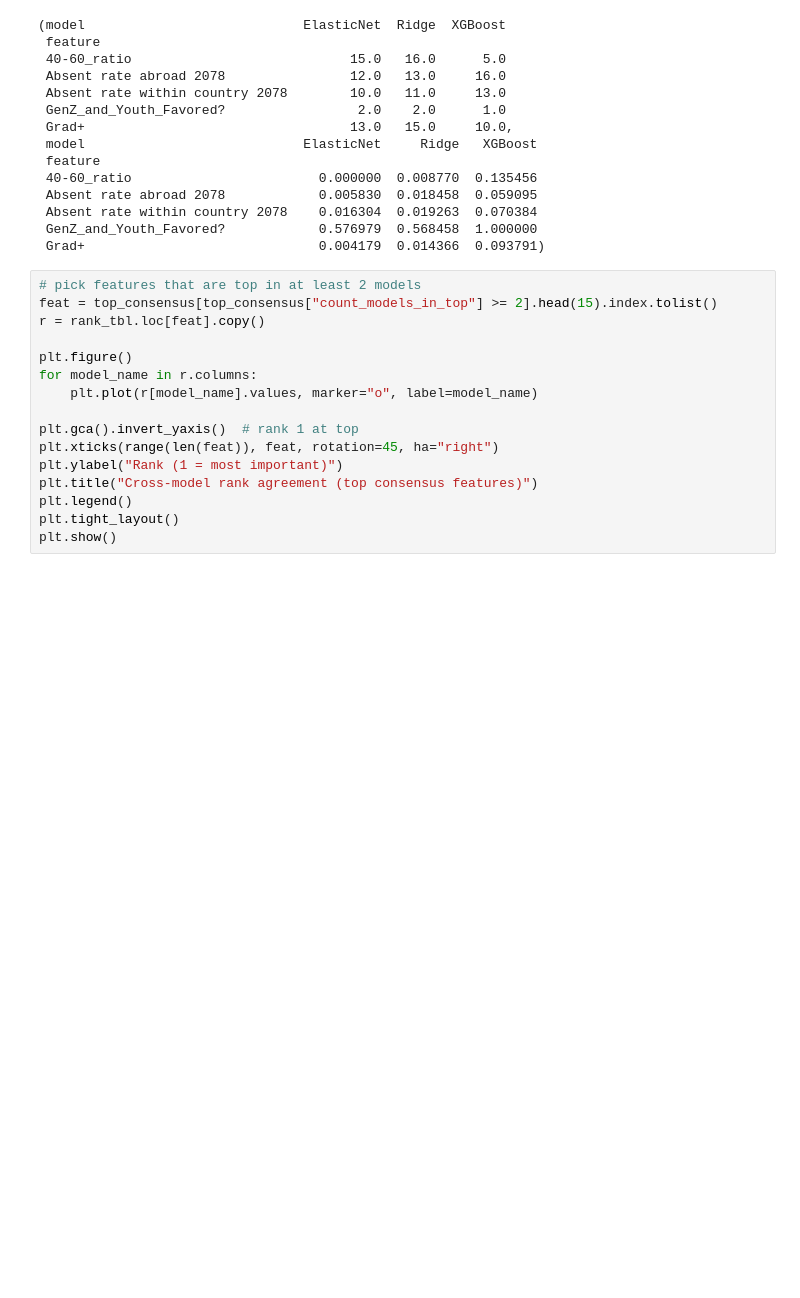
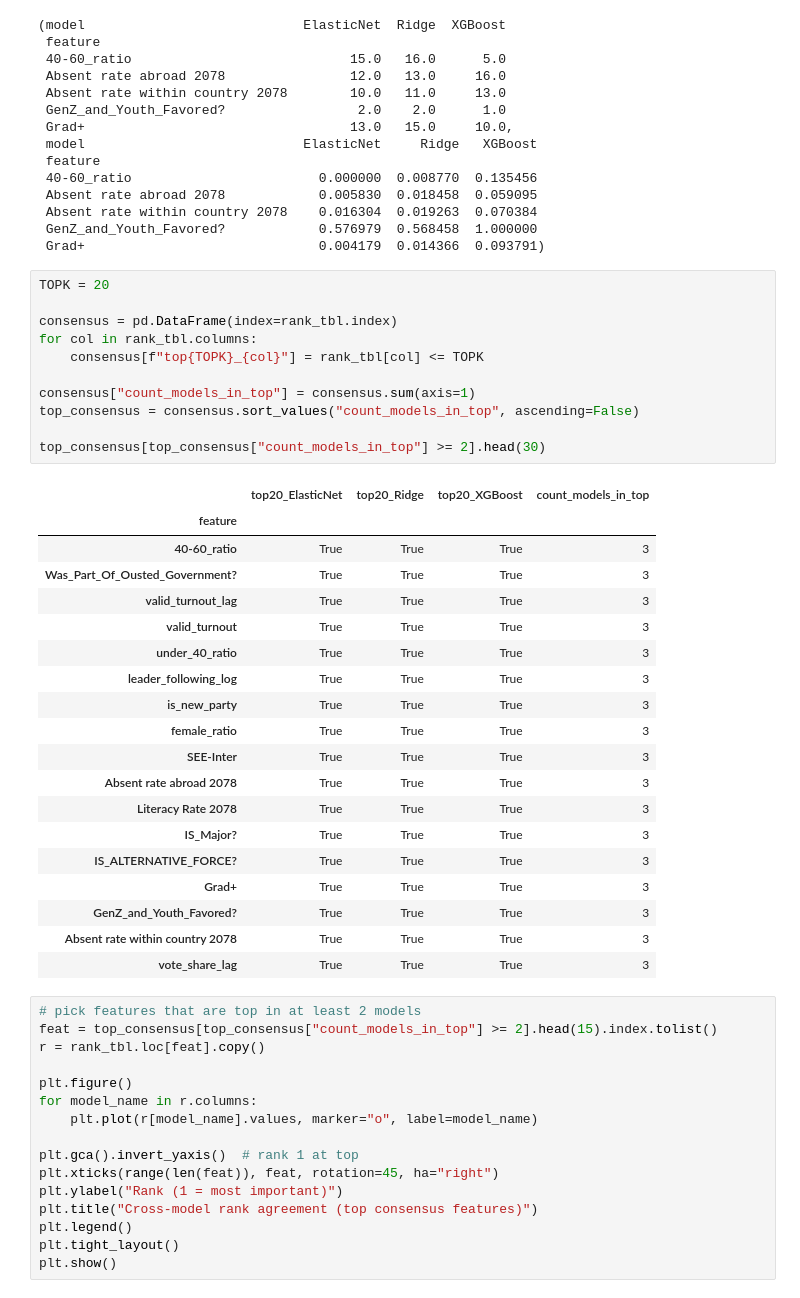
Before and after one commit to Dipesh-Lc/election-analytics-nepal-2082, a Jupyter notebook: notebooks/00_model_diagnostics.ipynb, the cells around one changed output. Drawn from its saved outputs; the diff is of its cells as text; blank space fills up the shorter version.

```diff
--- a/notebooks/00_model_diagnostics.ipynb
+++ b/notebooks/00_model_diagnostics.ipynb
@@ -230,6 +231,37 @@ rank_tbl.head(), norm_tbl.head()
  Absent rate within country 2078    0.016304  0.019263  0.070384
  GenZ_and_Youth_Favored?            0.576979  0.568458  1.000000
  Grad+                              0.004179  0.014366  0.093791)
+# %%
+TOPK = 20
+
+consensus = pd.DataFrame(index=rank_tbl.index)
+for col in rank_tbl.columns:
+    consensus[f"top{TOPK}_{col}"] = rank_tbl[col] <= TOPK
+
+consensus["count_models_in_top"] = consensus.sum(axis=1)
+top_consensus = consensus.sort_values("count_models_in_top", ascending=False)
+
+top_consensus[top_consensus["count_models_in_top"] >= 2].head(30)
+# %% [output]
+|  | top20_ElasticNet | top20_Ridge | top20_XGBoost | count_models_in_top |
+| feature |  |  |  |  |
+| 40-60_ratio | True | True | True | 3 |
+| Was_Part_Of_Ousted_Government? | True | True | True | 3 |
+| valid_turnout_lag | True | True | True | 3 |
+| valid_turnout | True | True | True | 3 |
+| under_40_ratio | True | True | True | 3 |
+| leader_following_log | True | True | True | 3 |
+| is_new_party | True | True | True | 3 |
+| female_ratio | True | True | True | 3 |
+| SEE-Inter | True | True | True | 3 |
+| Absent rate abroad 2078 | True | True | True | 3 |
+| Literacy Rate 2078 | True | True | True | 3 |
+| IS_Major? | True | True | True | 3 |
+| IS_ALTERNATIVE_FORCE? | True | True | True | 3 |
+| Grad+ | True | True | True | 3 |
+| GenZ_and_Youth_Favored? | True | True | True | 3 |
+| Absent rate within country 2078 | True | True | True | 3 |
+| vote_share_lag | True | True | True | 3 |
 # %%
 # pick features that are top in at least 2 models
 feat = top_consensus[top_consensus["count_models_in_top"] >= 2].head(15).index.tolist()
```
Also changed, not shown: parts of 1 cell of this notebook, 3 other files.
